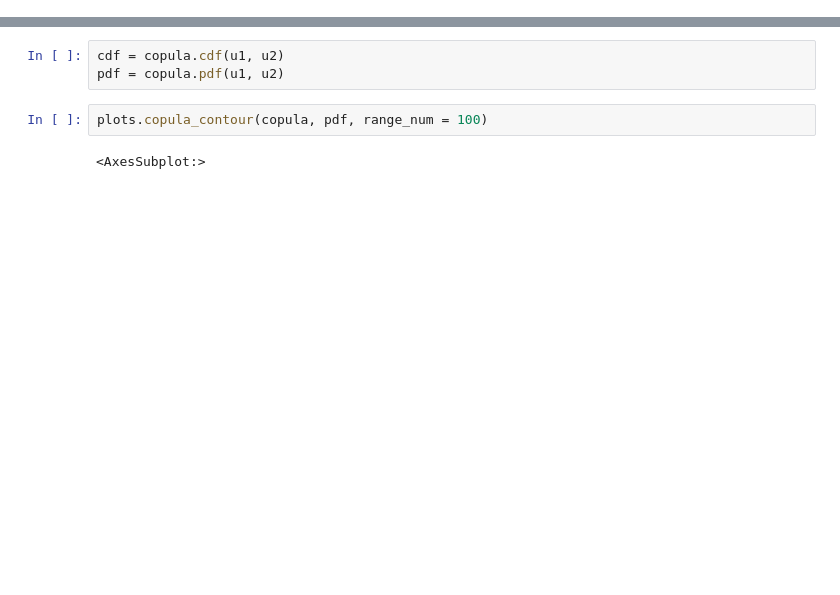
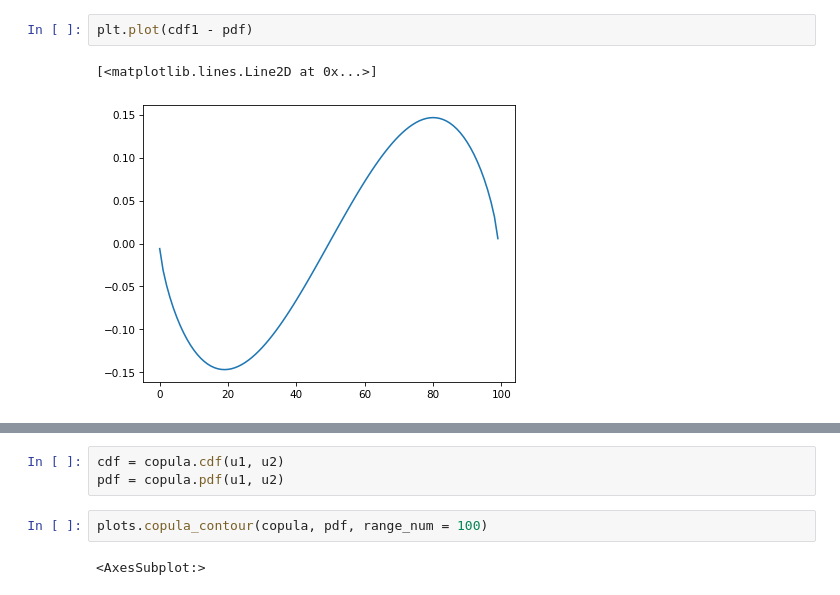
Before and after one commit to sorensenj50/Copula-Package, a Jupyter notebook: Notebook.ipynb, the cells around one changed output, grey strips where cells are left out. Saved outputs shown, nothing was run; the diff lists cells and outputs as text; blank space fills up the shorter version.

```diff
--- a/Notebook.ipynb
+++ b/Notebook.ipynb
@@ -41,3 +62,8 @@ copula = bivariate.Clayton(theta = 1.5, rotation = 90)
+# %%
+plt.plot(cdf1 - pdf)
+# %% [output]
+[<matplotlib.lines.Line2D at 0x...>]
+[figure, added]
 # %%
 #u1 = np.random.uniform(size = 10_000)
 #u2 = np.random.uniform(size = 10_000)
```
Also changed, not shown: parts of 27 cells of this notebook, 3 other files.
